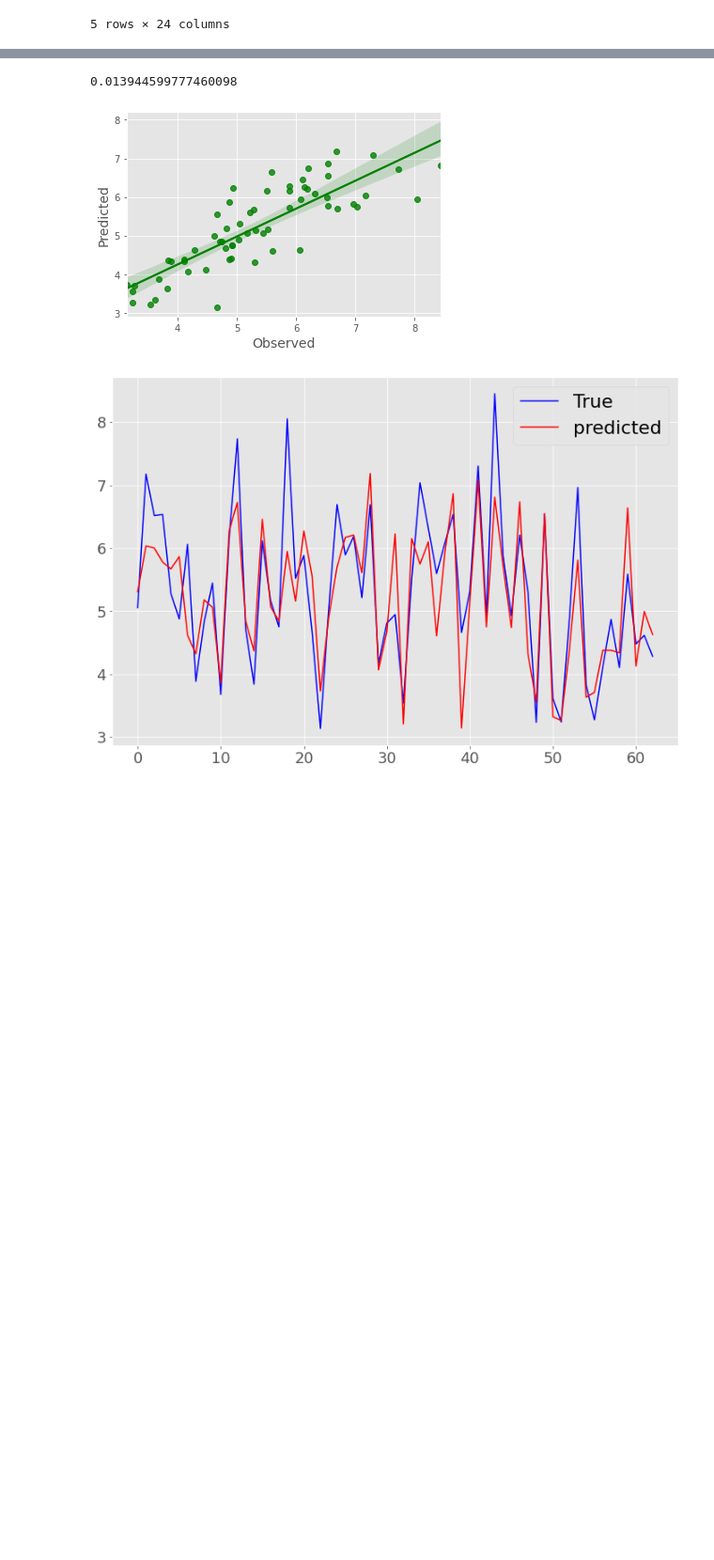
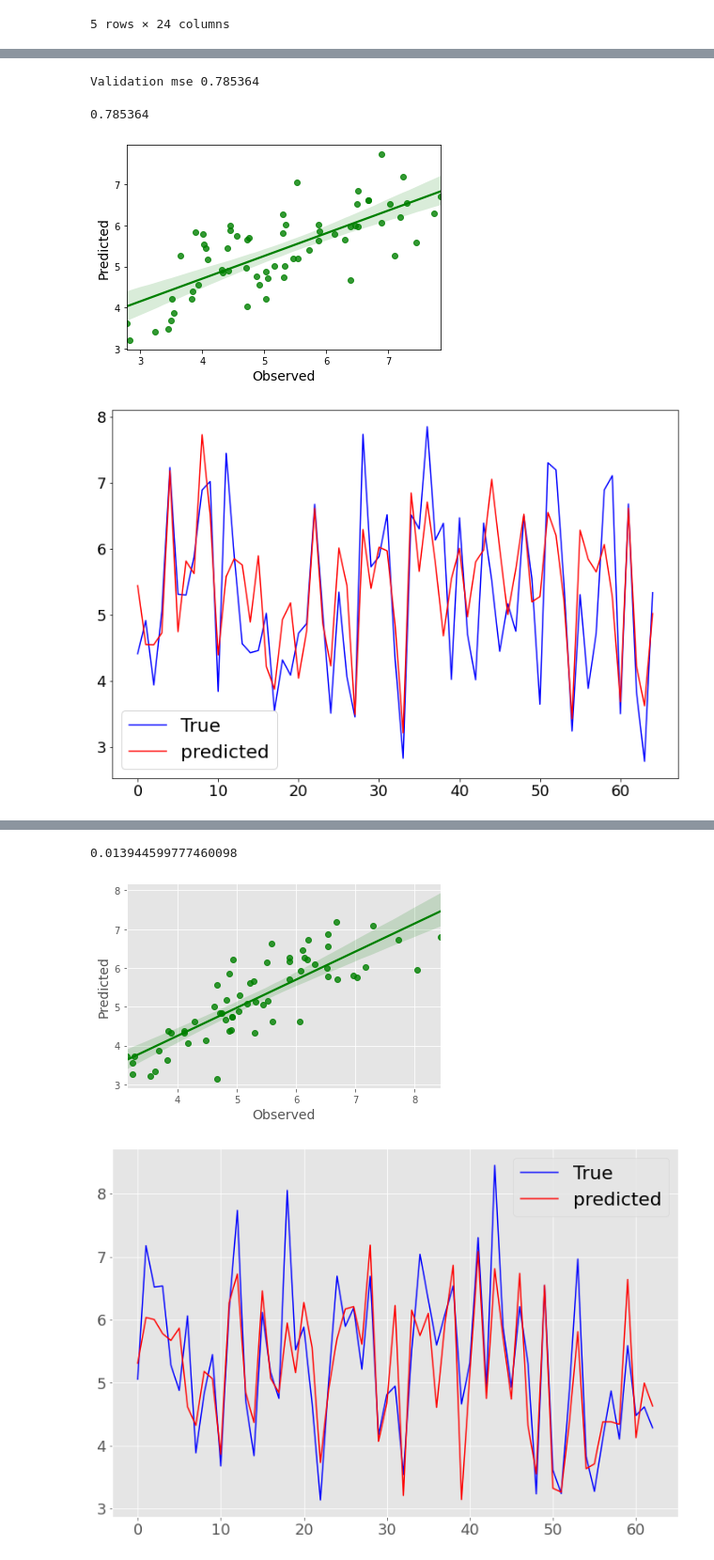
Before and after one commit to AtrCheema/AI4Water, a Jupyter notebook: examples/hyper_para_opt.ipynb, the cells around one changed output, grey strips where cells are left out. Shown: that part at 94% size. Cells and saved outputs as stored; diff of their text form; code cells hidden in the pictures; blank space fills up the shorter version.

```diff
--- a/examples/hyper_para_opt.ipynb
+++ b/examples/hyper_para_opt.ipynb
@@ -36,0 +120,7 @@ data.head()
+# %%
+opt.predict(**opt.best_paras)
+# %% [output]
+Validation mse 0.785364
+0.785364
+[figure, added]
+[figure, added]
```
Also changed, not shown: parts of 43 cells of this notebook, 9 other files.
